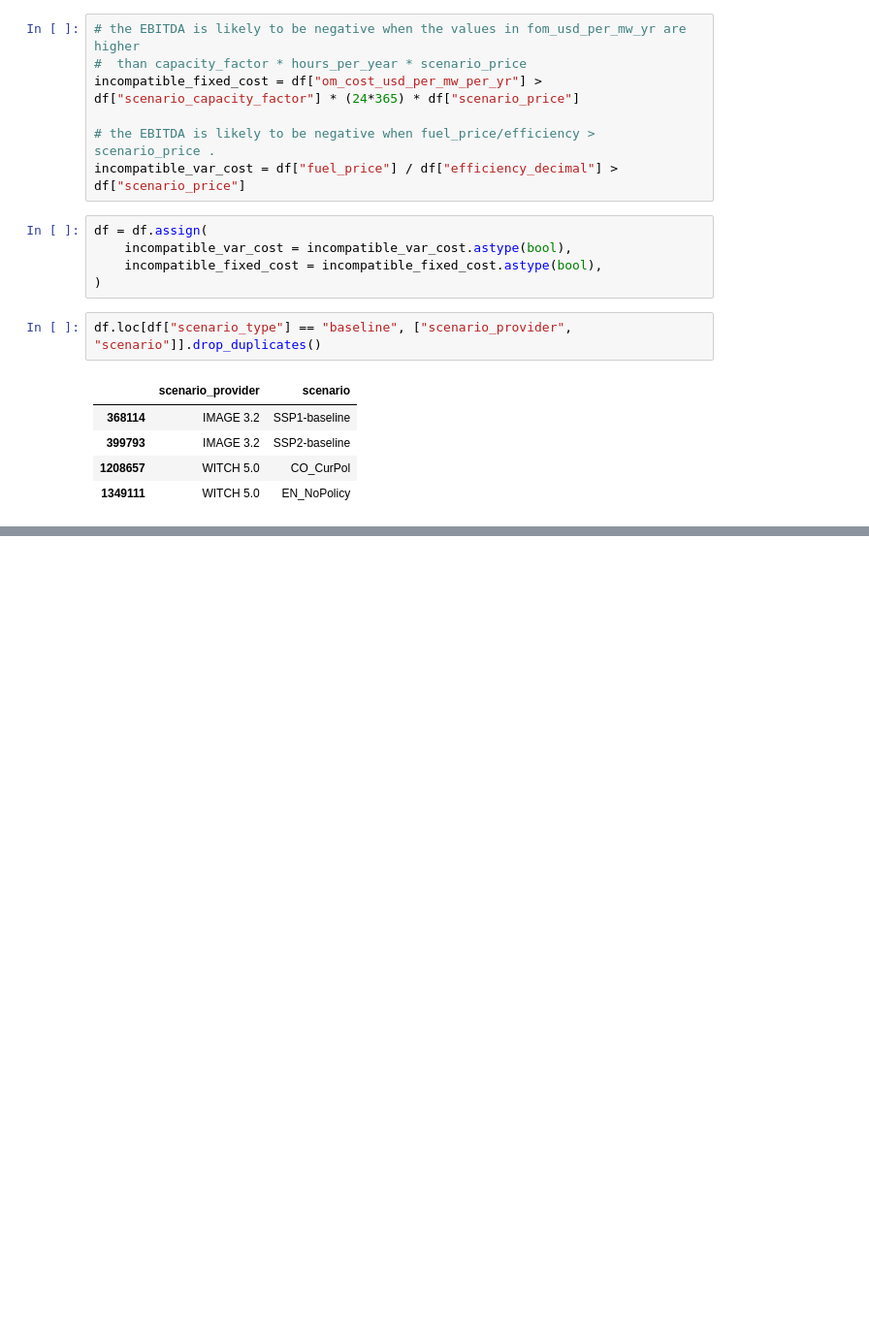
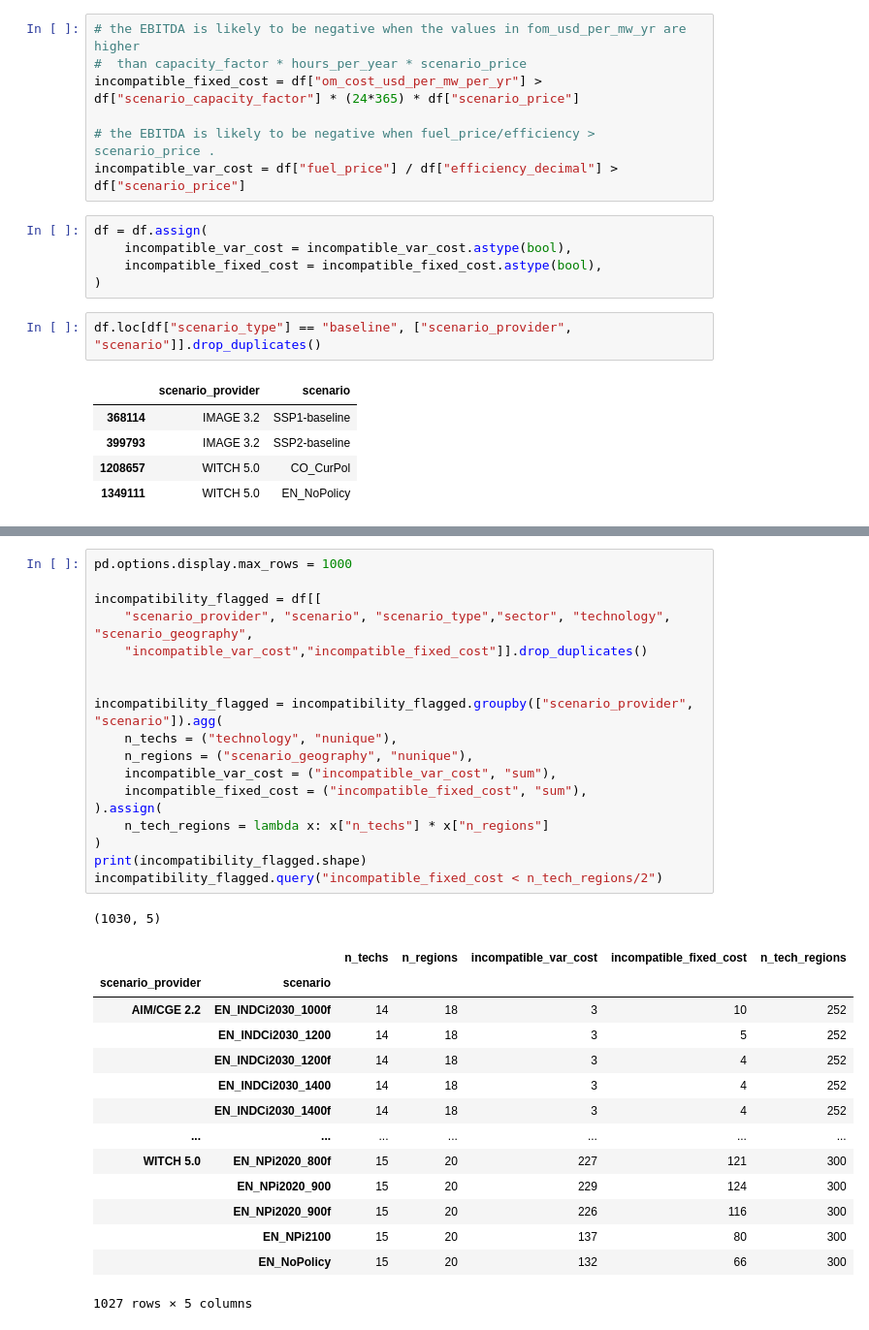
Before and after one commit to Theia-Finance-Labs/altr-model, a Jupyter notebook: notebooks/statdesc_scenarios_data.ipynb, the cells around one changed output, grey strips where cells are left out. Shown at 97% size. Drawn from its saved outputs; the diff is of its cells as text; blank space fills up the shorter version.

```diff
--- a/notebooks/statdesc_scenarios_data.ipynb
+++ b/notebooks/statdesc_scenarios_data.ipynb
@@ -74,0 +69,34 @@ array(['DISCRATE_Ref_dr2p', 'DISCRATE_Ref_dr3p', 'DISCRATE_Ref_dr4p',
+# %%
+pd.options.display.max_rows = 1000
+
+incompatibility_flagged = df[[
+    "scenario_provider", "scenario", "scenario_type","sector", "technology",   "scenario_geography",
+    "incompatible_var_cost","incompatible_fixed_cost"]].drop_duplicates()
+
+
+incompatibility_flagged = incompatibility_flagged.groupby(["scenario_provider", "scenario"]).agg(
+    n_techs = ("technology", "nunique"),
+    n_regions = ("scenario_geography", "nunique"),
+    incompatible_var_cost = ("incompatible_var_cost", "sum"),
+    incompatible_fixed_cost = ("incompatible_fixed_cost", "sum"),
+).assign(
+    n_tech_regions = lambda x: x["n_techs"] * x["n_regions"]
+)
+print(incompatibility_flagged.shape)
+incompatibility_flagged.query("incompatible_fixed_cost < n_tech_regions/2")
+# %% [output]
+(1030, 5)
+|  |  | n_techs | n_regions | incompatible_var_cost | incompatible_fixed_cost | n_tech_regions |
+| scenario_provider | scenario |  |  |  |  |  |
+| AIM/CGE 2.2 | EN_INDCi2030_1000f | 14 | 18 | 3 | 10 | 252 |
+|  | EN_INDCi2030_1200 | 14 | 18 | 3 | 5 | 252 |
+|  | EN_INDCi2030_1200f | 14 | 18 | 3 | 4 | 252 |
+|  | EN_INDCi2030_1400 | 14 | 18 | 3 | 4 | 252 |
+|  | EN_INDCi2030_1400f | 14 | 18 | 3 | 4 | 252 |
+| ... | ... | ... | ... | ... | ... | ... |
+| WITCH 5.0 | EN_NPi2020_800f | 15 | 20 | 227 | 121 | 300 |
+|  | EN_NPi2020_900 | 15 | 20 | 229 | 124 | 300 |
+|  | EN_NPi2020_900f | 15 | 20 | 226 | 116 | 300 |
+|  | EN_NPi2100 | 15 | 20 | 137 | 80 | 300 |
+|  | EN_NoPolicy | 15 | 20 | 132 | 66 | 300 |
+1027 rows × 5 columns
```
Also changed, not shown: parts of 2 cells of this notebook, 8 other files.
